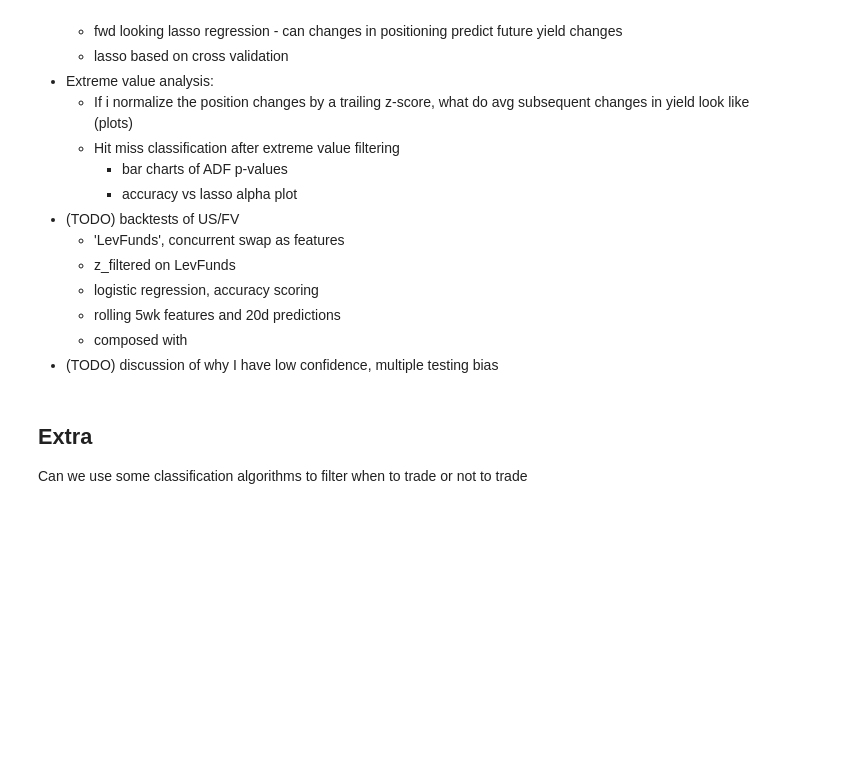
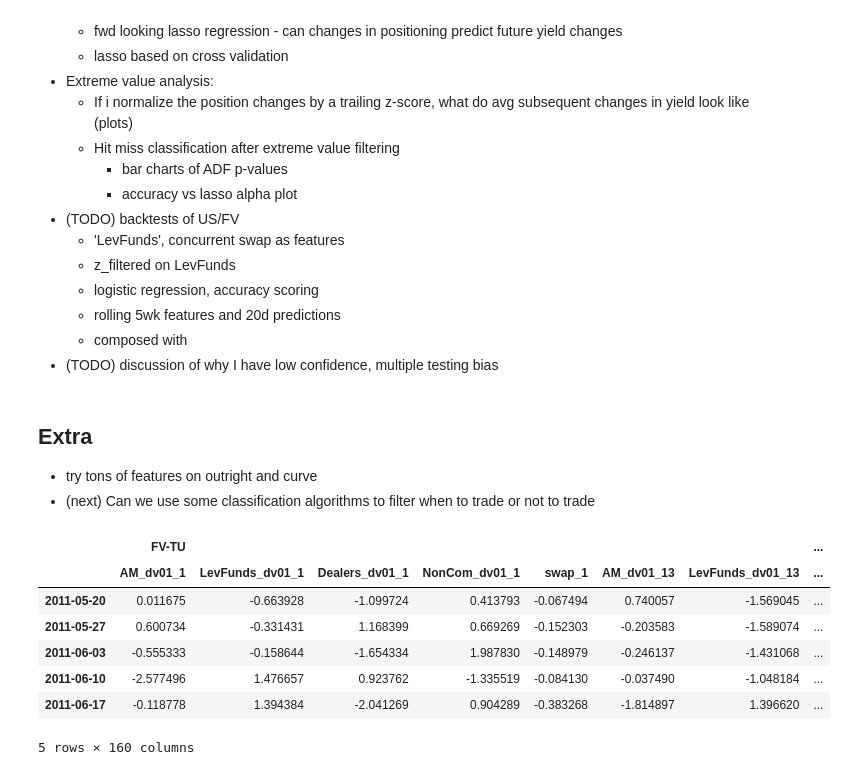
Before and after one commit to boneil33/FinML, a Jupyter notebook: MLFin/ExPtTest/sandbox-signals.ipynb, the cells around one changed output. Cells and saved outputs as stored; diff of their text form; code cells hidden in the pictures; blank space fills up the shorter version.

```diff
--- a/MLFin/ExPtTest/sandbox-signals.ipynb
+++ b/MLFin/ExPtTest/sandbox-signals.ipynb
@@ -948,4 +948,54 @@ More complicated
 - (TODO) discussion of why I have low confidence, multiple testing bias
 # %% [markdown]
 ## Extra
-Can we use some classification algorithms to filter when to trade or not to trade
+- try tons of features on outright and curve
+- (next) Can we use some classification algorithms to filter when to trade or not to trade
+# %%
+# try something with many features
+
+# get the data first
+windows = [1, 5, 13]
+norm_window = 26 #wks
+fwd_per = 5 #days
+
+fullwindow_dict = {}
+dv01_ct_dfs = {}
+for k, df in adj_ct_dfs.items():
+    swap = CT_SWAP_MAP[k][0]
+    dv01_ct_dfs[k] = df.loc[:, corr_feats].merge(swaps[swap].rename('swap'), left_index=True, right_index=True).copy(deep=True)
+
+for x in windows:
+    j = pd.concat(dv01_ct_dfs, axis=1).asfreq('W-FRI', method='ffill').diff(x)
+    fullwindow_dict[str(x)] = j
+
+full = pd.concat(fullwindow_dict, axis=1).swaplevel(0, 1, axis=1)
+full.columns = pd.MultiIndex.from_tuples([(col[0], '_'.join(reversed(col[1:])).strip()) for col in full.columns.values])
+full_norm = full.subtract(full.rolling(norm_window).mean())
+full_norm = full_norm.divide(full_norm.rolling(norm_window).std())
+
+# join swap diffs
+swap_diffs = swaps.copy(deep=True).diff(fwd_per).shift(-fwd_per)
+for ct in CT_SWAP_MAP.keys():
+    swap = CT_SWAP_MAP[ct][0]
+    full_norm[(ct, 'swap_fwd'+str(fwd_per))] = swap_diffs[swap]
+
+# compute curve data
+curve_diffs = {}
+for curve in curves:
+    swap0 = CT_SWAP_MAP[curve[0]][0]
+    swap1 = CT_SWAP_MAP[curve[1]][0]
+    curve_diff = full_norm[curve[1]] - full_norm[curve[0]]
+    curve_name = curve[1] + '-' + curve[0]
+    curve_diffs[curve_name] = curve_diff
+
+norm_curve_data = pd.concat(curve_diffs, axis=1)
+norm_curve_data.dropna().head()
+# %% [output]
+|  | FV-TU |  |  |  |  |  |  | ... |
+|  | AM_dv01_1 | LevFunds_dv01_1 | Dealers_dv01_1 | NonCom_dv01_1 | swap_1 | AM_dv01_13 | LevFunds_dv01_13 | ... |
+| 2011-05-20 | 0.011675 | -0.663928 | -1.099724 | 0.413793 | -0.067494 | 0.740057 | -1.569045 | ... |
+| 2011-05-27 | 0.600734 | -0.331431 | 1.168399 | 0.669269 | -0.152303 | -0.203583 | -1.589074 | ... |
+| 2011-06-03 | -0.555333 | -0.158644 | -1.654334 | 1.987830 | -0.148979 | -0.246137 | -1.431068 | ... |
+| 2011-06-10 | -2.577496 | 1.476657 | 0.923762 | -1.335519 | -0.084130 | -0.037490 | -1.048184 | ... |
+| 2011-06-17 | -0.118778 | 1.394384 | -2.041269 | 0.904289 | -0.383268 | -1.814897 | 1.396620 | ... |
+5 rows × 160 columns
```
Also changed, not shown: parts of 4 cells of this notebook, 8 other files.
